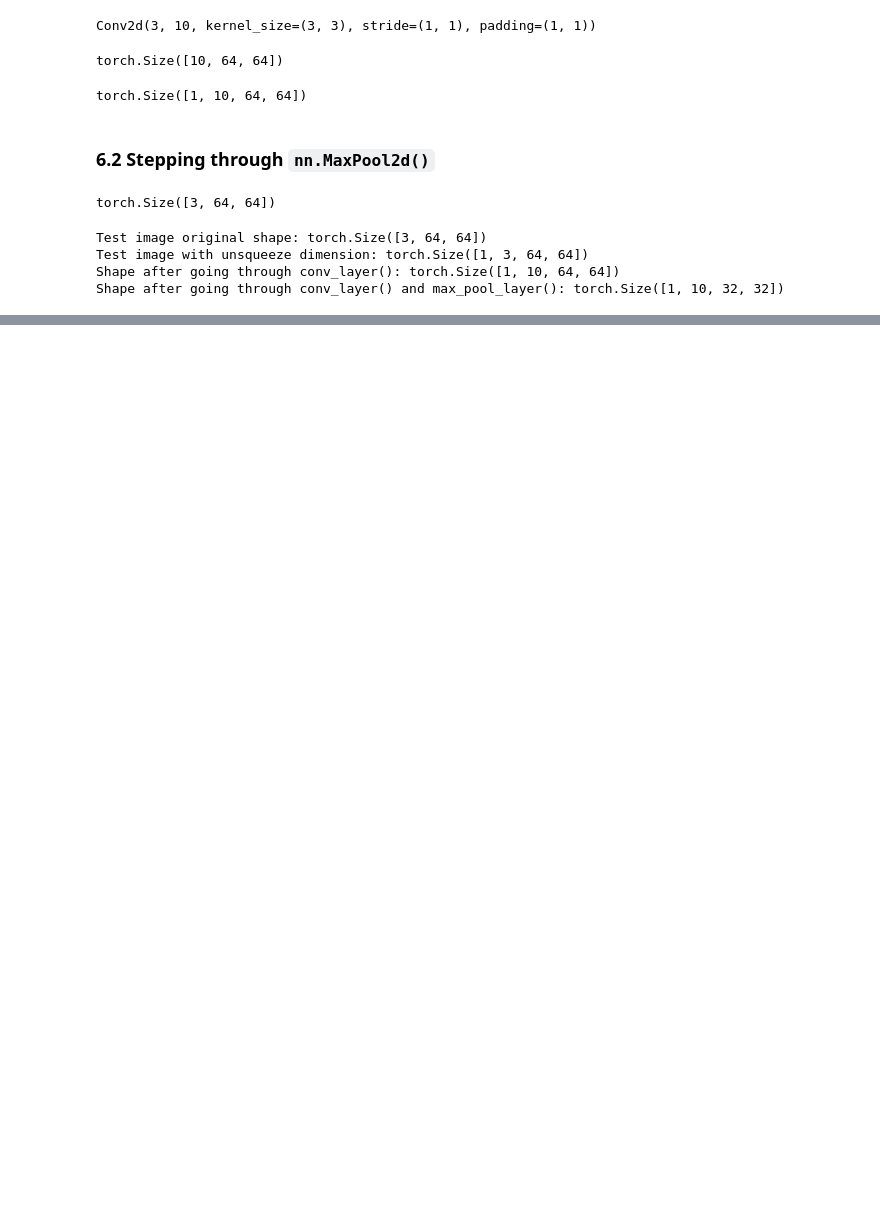
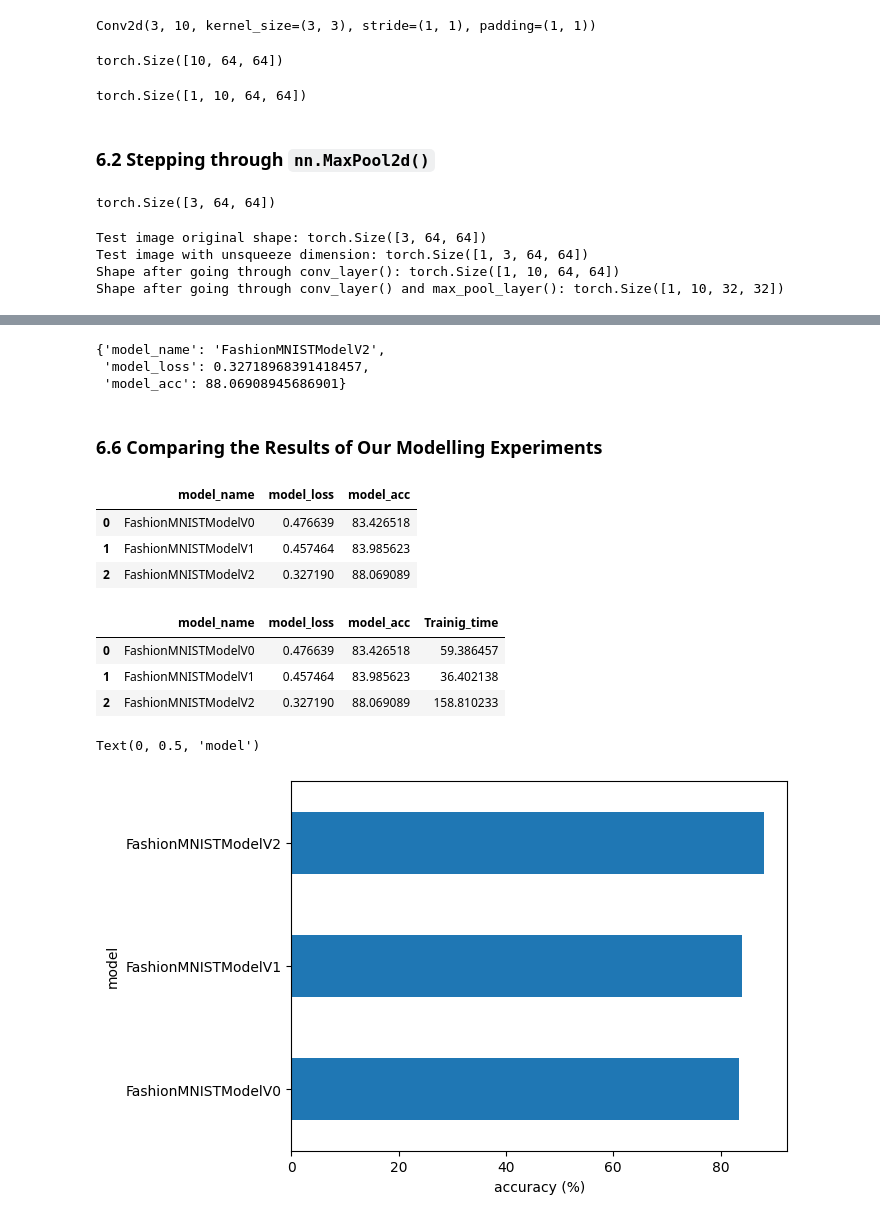
Before and after one commit to zahra-sharifzadeh/pytorch, a Jupyter notebook: 03_PyTorch_Computer_Vision.ipynb, the cells around one changed output, grey strips where cells are left out. Drawn from its saved outputs; the diff is of its cells as text; code cells hidden in the pictures; blank space fills up the shorter version.

```diff
--- a/03_PyTorch_Computer_Vision.ipynb
+++ b/03_PyTorch_Computer_Vision.ipynb
@@ -952,0 +982,5 @@ Shape after going through conv_layer() and max_pool_layer(): torch.Size([1, 10,
+# %%
+loss_fn = nn.CrossEntropyLoss()
+
+optimizer = torch.optim.SGD(params=model_2.parameters(),
+                            lr=0.1)
@@ -952,0 +1058,46 @@ Shape after going through conv_layer() and max_pool_layer(): torch.Size([1, 10,
+# %%
+# Get model 2 result
+model_2_results = eval_model(
+    model= model_2,
+    data_loader =test_dataloader ,
+    loss_fn = loss_fn,
+    accuracy_fn=accuracy_fn,
+     device= device
+)
+model_2_results
+# %% [output]
+{'model_name': 'FashionMNISTModelV2',
+ 'model_loss': 0.32718968391418457,
+ 'model_acc': 88.06908945686901}
+# %% [markdown]
+### 6.6 Comparing the Results of Our Modelling Experiments
+# %%
+import pandas as pd
+compare_results = pd.DataFrame([model_0_results,
+                                model_1_results,
+                                model_2_results])
+compare_results
+# %% [output]
+|  | model_name | model_loss | model_acc |
+| 0 | FashionMNISTModelV0 | 0.476639 | 83.426518 |
+| 1 | FashionMNISTModelV1 | 0.457464 | 83.985623 |
+| 2 | FashionMNISTModelV2 | 0.327190 | 88.069089 |
+# %%
+compare_results["Trainig_time"] = [total_train_time_model_0,
+                                   total_train_time_model_1,
+                                   total_train_time_model_2]
+compare_results
+# %% [output]
+|  | model_name | model_loss | model_acc | Trainig_time |
+| 0 | FashionMNISTModelV0 | 0.476639 | 83.426518 | 59.386457 |
+| 1 | FashionMNISTModelV1 | 0.457464 | 83.985623 | 36.402138 |
+| 2 | FashionMNISTModelV2 | 0.327190 | 88.069089 | 158.810233 |
+# %%
+# Visualizing our model results
+# Visualize our model results
+compare_results.set_index("model_name")["model_acc"].plot(kind="barh")
+plt.xlabel("accuracy (%)")
+plt.ylabel("model")
+# %% [output]
+Text(0, 0.5, 'model')
+[figure, added]
```
Also changed, not shown: parts of 31 cells of this notebook.
